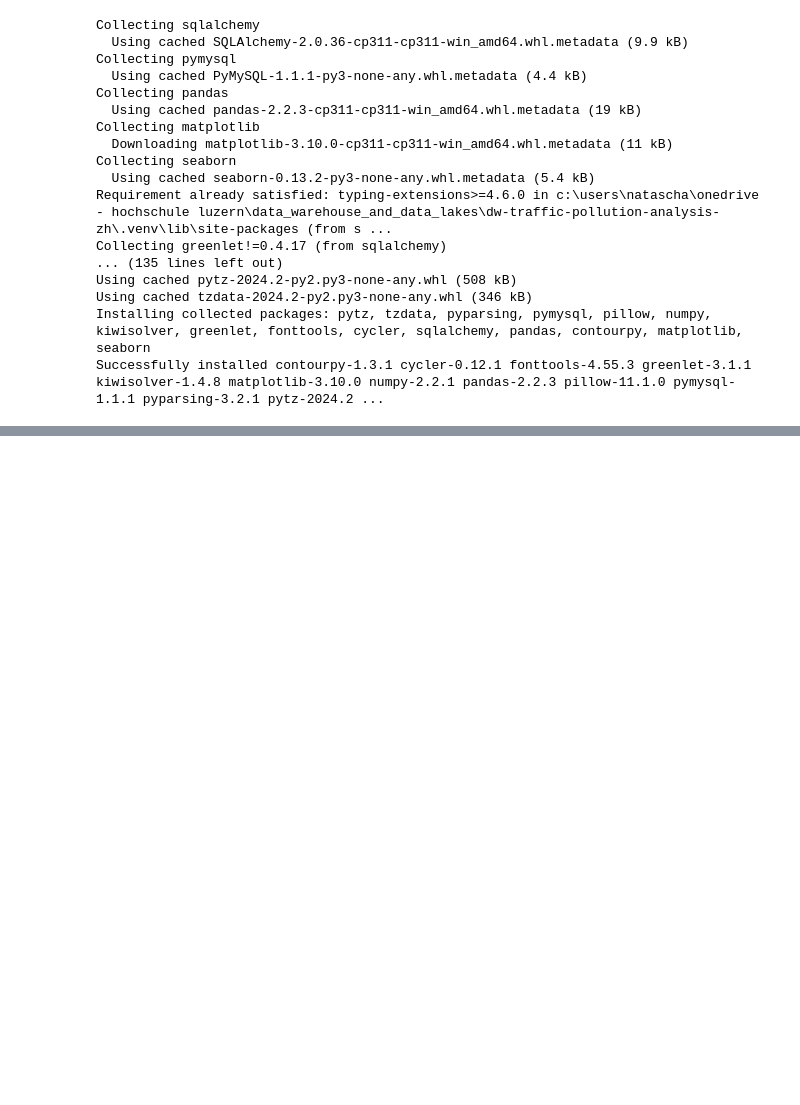
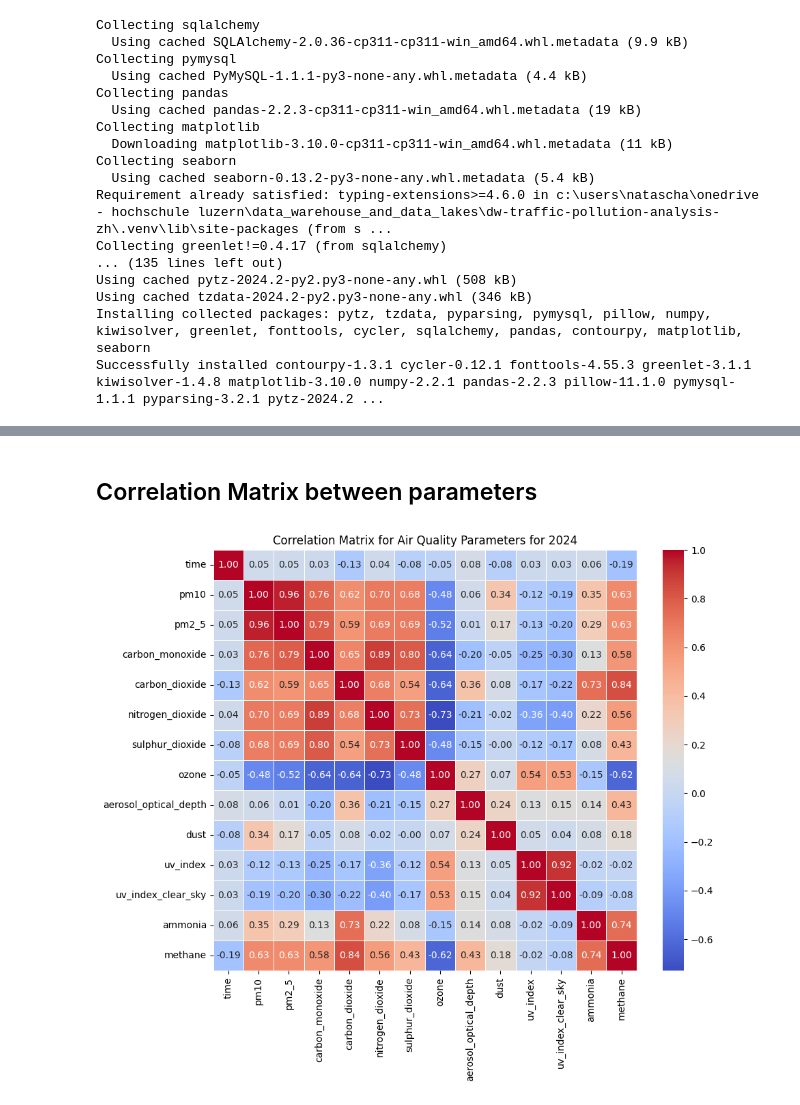
Before and after one commit to hotchilispicy/DW-Traffic-Pollution-Analysis-ZH, a Jupyter notebook: data_exploration_analysis/aq_data_exploration.ipynb, the cells around one changed output, grey strips where cells are left out. Drawn from its saved outputs; the diff is of its cells as text; code cells hidden in the pictures; blank space fills up the shorter version.

```diff
--- a/data_exploration_analysis/aq_data_exploration.ipynb
+++ b/data_exploration_analysis/aq_data_exploration.ipynb
@@ -66,0 +192,41 @@ OperationalError: (pymysql.err.OperationalError) (1049, "Unknown database 'air_q
+# %% [markdown]
+## Correlation Matrix between parameters
+# %%
+import pandas as pd
+from sqlalchemy import create_engine
+import seaborn as sns
+import matplotlib.pyplot as plt
+
+# Database connection details
+connection_string = 'mysql+pymysql://admin:aqdata.09@air-quality-db.c6jid8c0mhxf.us-east-1.rds.amazonaws.com:3306/air_quality'
+engine = create_engine(connection_string)
+
+# Fetching data into DataFrame
+all_data = pd.DataFrame()
+for year in range(2020, 2025):
+    table_name = f'air_quality_{year}'
+    query = f'SELECT * FROM {table_name}'
+    df = pd.read_sql(query, engine)
+    all_data = pd.concat([all_data, df], ignore_index=True)
+
+# Ensure 'time' column is in datetime format
+all_data['time'] = pd.to_datetime(all_data['time'])
+
+# Filter data specifically for the year 2024
+all_data['year'] = all_data['time'].dt.year  # Extract year for filtering
+data_2024 = all_data[all_data['year'] == 2024]
+
+# Select relevant columns for air quality parameters
+relevant_columns = [col for col in all_data.columns if col not in ['year', 'latitude', 'longitude', 'generationtime_ms', 'utc_offset_seconds', 'timezone', 'timezone_abbreviation', 'elevation']]
+data_2024 = data_2024[relevant_columns]
+
+# Calculate the correlation matrix
+correlation_matrix_2024 = data_2024.corr()
+
+# Plot the correlation matrix
+plt.figure(figsize=(10, 8))
+sns.heatmap(correlation_matrix_2024, annot=True, cmap='coolwarm', fmt=".2f", linewidths=.5)
+plt.title('Correlation Matrix for Air Quality Parameters for 2024')
+plt.show()
+# %% [output]
+[figure, added]
```
Also changed, not shown: parts of 18 cells of this notebook.
